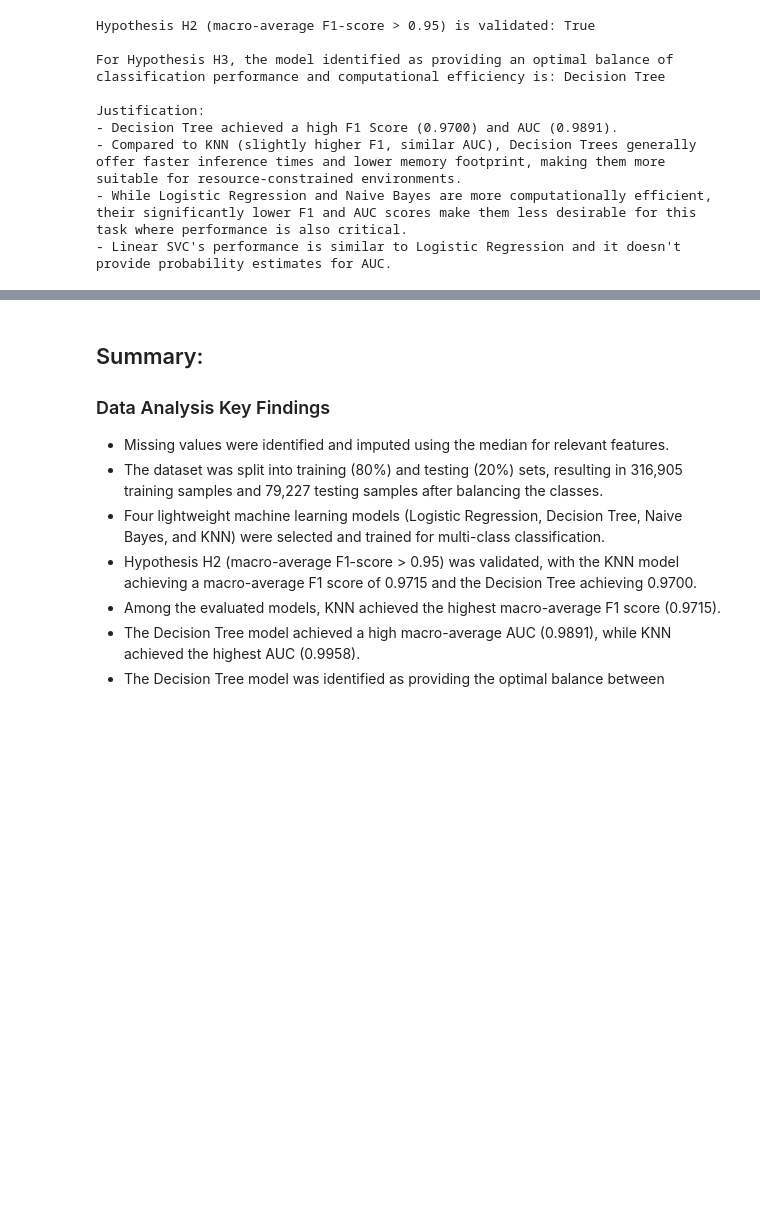
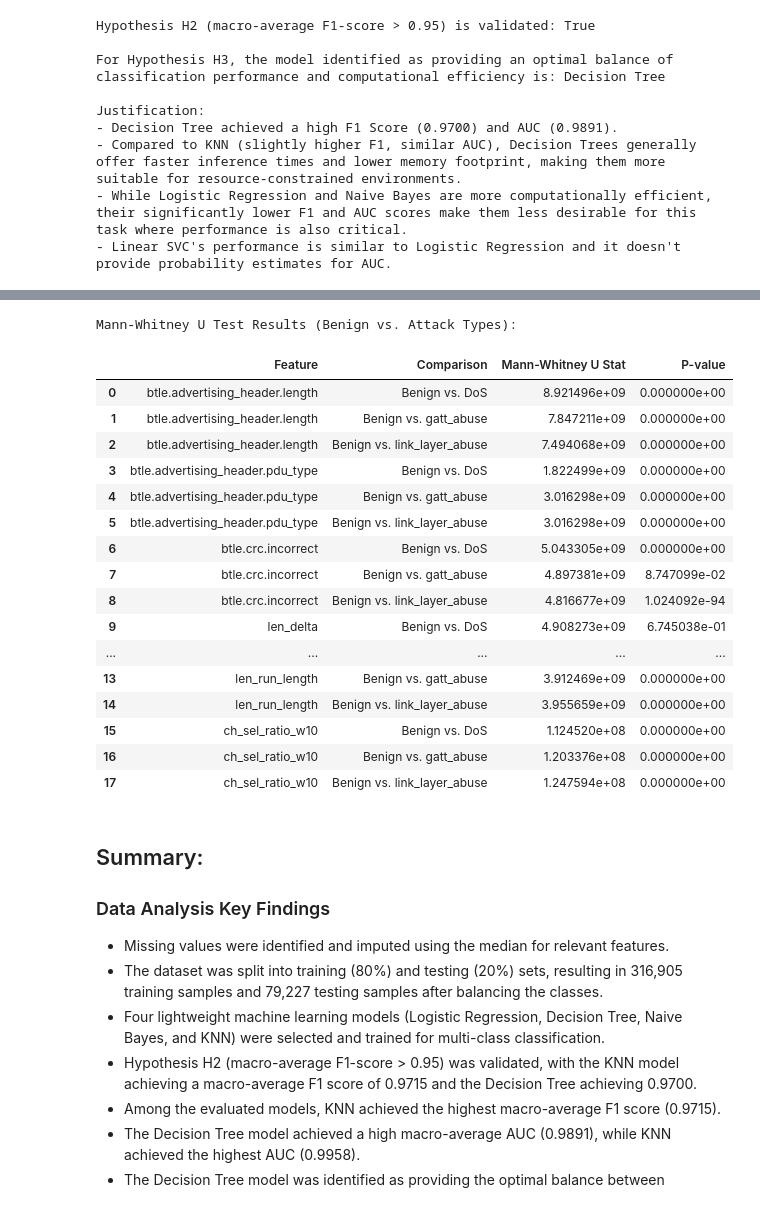
Before and after one commit to abdoca4s/BLECGMDataset, a Jupyter notebook: analysis/Attack_categories_analysis.ipynb, the cells around one changed output, grey strips where cells are left out. Cells and saved outputs as stored; diff of their text form; code cells hidden in the pictures; blank space fills up the shorter version.

```diff
--- a/analysis/Attack_categories_analysis.ipynb
+++ b/analysis/Attack_categories_analysis.ipynb
@@ -932,3 +952,39 @@ Logistic Regression and Naive Bayes are more computationally efficient but their
+# %%
+# Compile the statistical test results into a table
+statistical_results_table = []
+
+for feature, results in statistical_results.items():
+    for attack_type, values in results.items():
+        statistical_results_table.append({
+            'Feature': feature,
+            'Comparison': f'Benign vs. {attack_type}',
+            'Mann-Whitney U Stat': values['Mann-Whitney U Stat'],
+            'P-value': values['P-value']
+        })
+
+statistical_results_df = pd.DataFrame(statistical_results_table)
+
+print("Mann-Whitney U Test Results (Benign vs. Attack Types):")
+display(statistical_results_df)
+# %% [output]
+Mann-Whitney U Test Results (Benign vs. Attack Types):
+|  | Feature | Comparison | Mann-Whitney U Stat | P-value |
+| 0 | btle.advertising_header.length | Benign vs. DoS | 8.921496e+09 | 0.000000e+00 |
+| 1 | btle.advertising_header.length | Benign vs. gatt_abuse | 7.847211e+09 | 0.000000e+00 |
+| 2 | btle.advertising_header.length | Benign vs. link_layer_abuse | 7.494068e+09 | 0.000000e+00 |
+| 3 | btle.advertising_header.pdu_type | Benign vs. DoS | 1.822499e+09 | 0.000000e+00 |
+| 4 | btle.advertising_header.pdu_type | Benign vs. gatt_abuse | 3.016298e+09 | 0.000000e+00 |
+| 5 | btle.advertising_header.pdu_type | Benign vs. link_layer_abuse | 3.016298e+09 | 0.000000e+00 |
+| 6 | btle.crc.incorrect | Benign vs. DoS | 5.043305e+09 | 0.000000e+00 |
+| 7 | btle.crc.incorrect | Benign vs. gatt_abuse | 4.897381e+09 | 8.747099e-02 |
+| 8 | btle.crc.incorrect | Benign vs. link_layer_abuse | 4.816677e+09 | 1.024092e-94 |
+| 9 | len_delta | Benign vs. DoS | 4.908273e+09 | 6.745038e-01 |
+| ... | ... | ... | ... | ... |
+| 13 | len_run_length | Benign vs. gatt_abuse | 3.912469e+09 | 0.000000e+00 |
+| 14 | len_run_length | Benign vs. link_layer_abuse | 3.955659e+09 | 0.000000e+00 |
+| 15 | ch_sel_ratio_w10 | Benign vs. DoS | 1.124520e+08 | 0.000000e+00 |
+| 16 | ch_sel_ratio_w10 | Benign vs. gatt_abuse | 1.203376e+08 | 0.000000e+00 |
+| 17 | ch_sel_ratio_w10 | Benign vs. link_layer_abuse | 1.247594e+08 | 0.000000e+00 |
 # %% [markdown]
 ## Summary:
 
```
Also changed, not shown: parts of 13 cells of this notebook.
